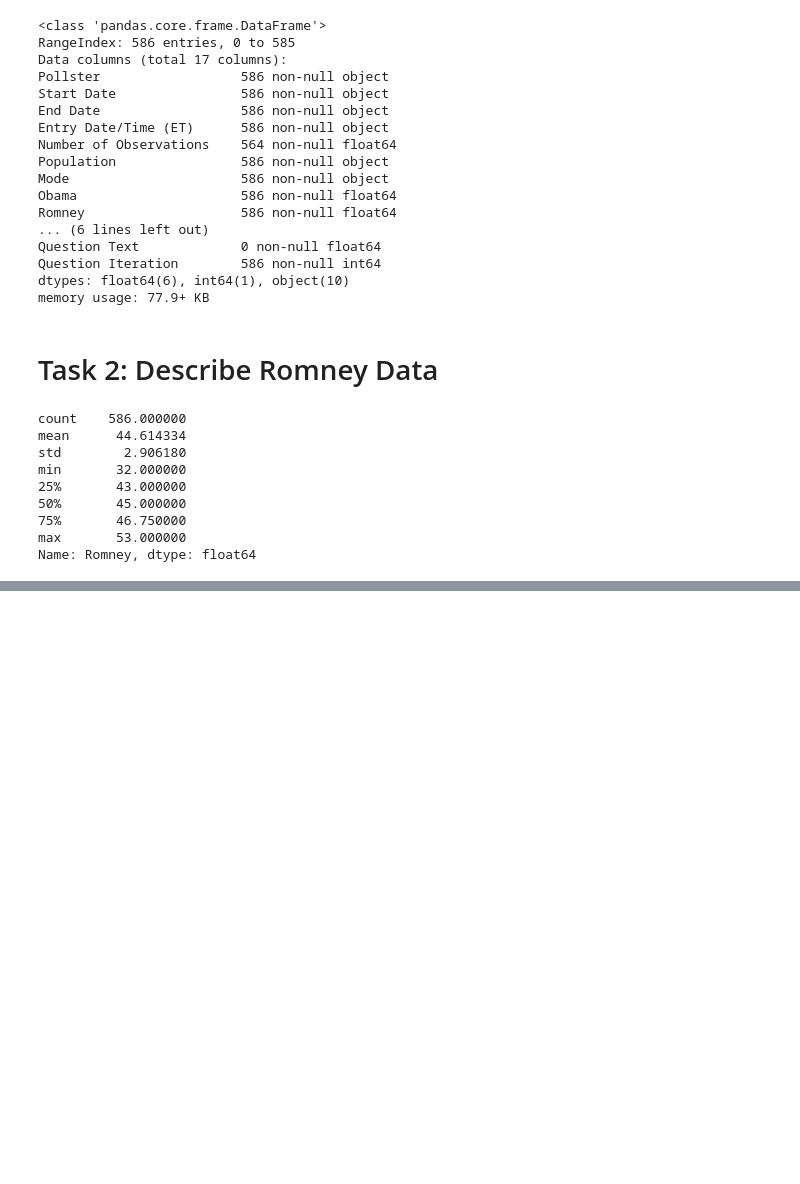
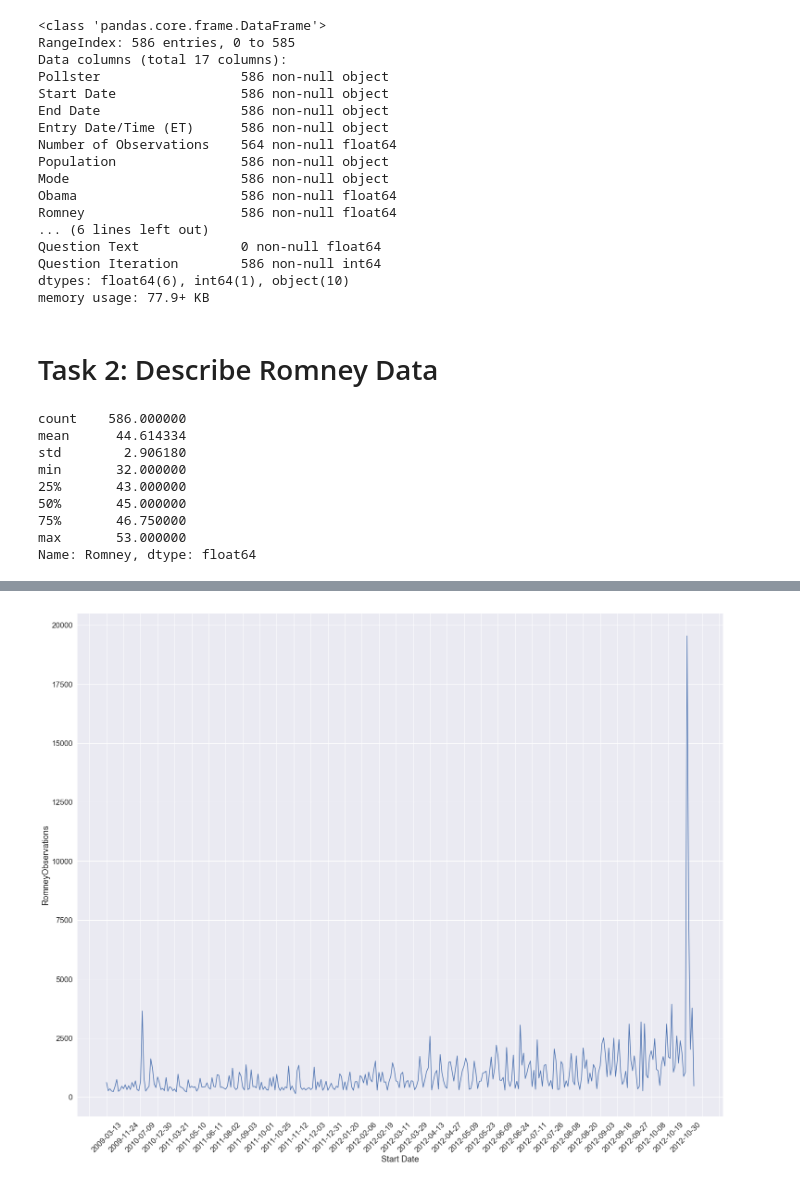
Before and after one commit to kandarpck/security-analytics, a Jupyter notebook: hw1.ipynb, the cells around one changed output, grey strips where cells are left out. Cells and saved outputs as stored; diff of their text form; code cells hidden in the pictures; blank space fills up the shorter version.

```diff
--- a/hw1.ipynb
+++ b/hw1.ipynb
@@ -98,5 +97,0 @@ poll_df.groupby(poll_df['Start Date'])['RomneyObservations'].agg(['sum']).sort_v
-# %%
-sns.set_style('whitegrid')
-
-sns.lineplot(x=poll_df.groupby(poll_df['Start Date']),
-             y = poll_df['RomneyObservations'])
@@ -102,0 +172,2 @@ sns.lineplot(x=poll_df.groupby(poll_df['Start Date']),
+# %%
+grouped_df = poll_df.groupby(['Start Date']).sum().reset_index()
@@ -102,0 +195,8 @@ sns.lineplot(x=poll_df.groupby(poll_df['Start Date']),
+# %%
+sns.set(font_scale=1.5, rc={'figure.figsize':(25,20)})
+lp = sns.lineplot(x = grouped_df['Start Date'], y = grouped_df['RomneyObservations'])
+plt.xticks(rotation=45)
+lp.xaxis.set_major_locator(ticker.MultipleLocator(base=10))
+plt.show()
+# %% [output]
+[figure, added]
```
Also changed, not shown: parts of 12 cells of this notebook.
